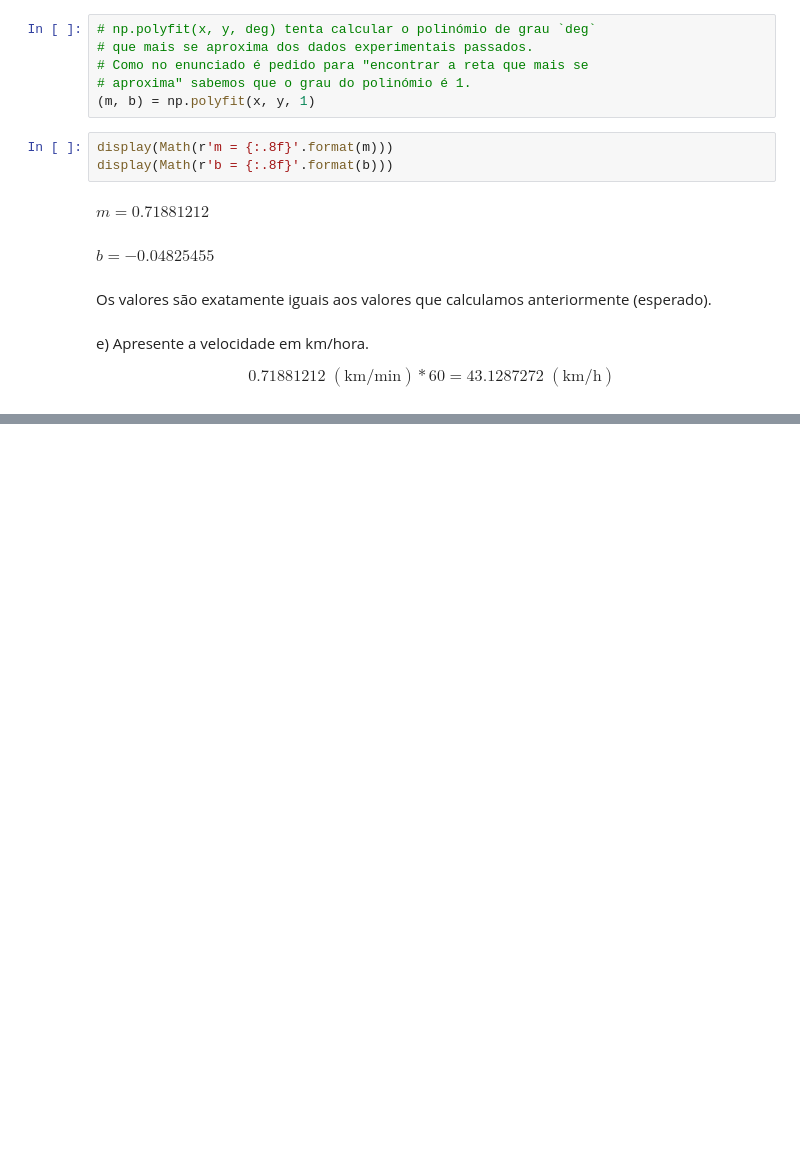
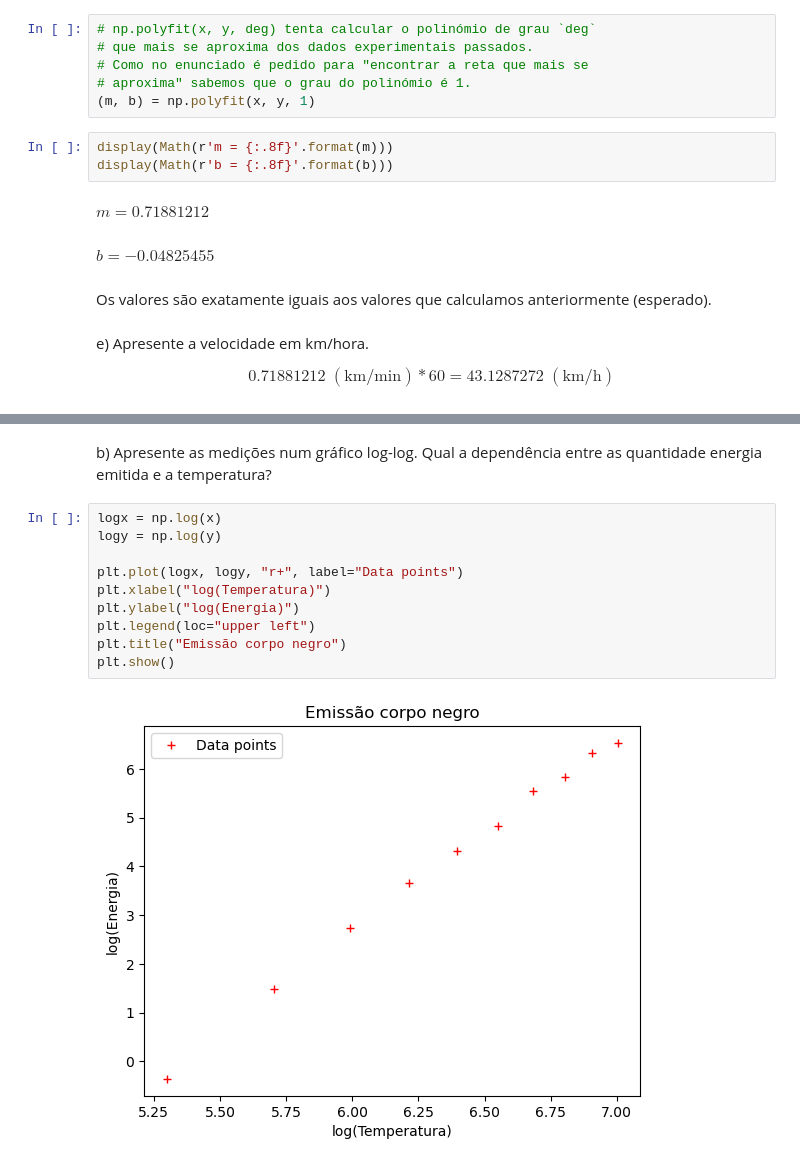
Before and after one commit to JCapucho/universidade, a Jupyter notebook: MSF/aula02/guião.ipynb, the cells around one changed output, grey strips where cells are left out. Cells and saved outputs as stored; diff of their text form; blank space fills up the shorter version.

```diff
--- a/MSF/aula02/guião.ipynb
+++ b/MSF/aula02/guião.ipynb
@@ -312,0 +359,14 @@ $$
+# %% [markdown]
+b) Apresente as medições num gráfico log-log. Qual a dependência entre as quantidade energia emitida e a temperatura?
+# %%
+logx = np.log(x)
+logy = np.log(y)
+
+plt.plot(logx, logy, "r+", label="Data points")
+plt.xlabel("log(Temperatura)")
+plt.ylabel("log(Energia)")
+plt.legend(loc="upper left")
+plt.title("Emissão corpo negro")
+plt.show()
+# %% [output]
+[figure, added]
```
Also changed, not shown: parts of 15 cells of this notebook.
